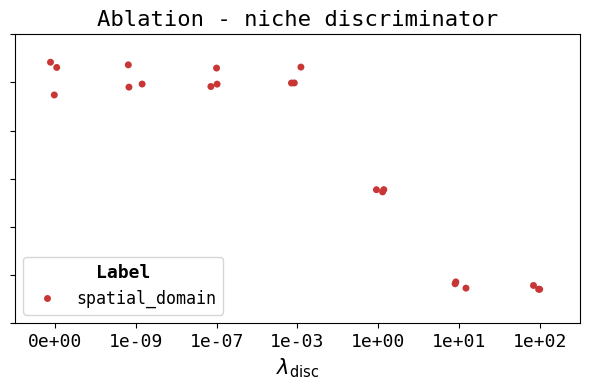
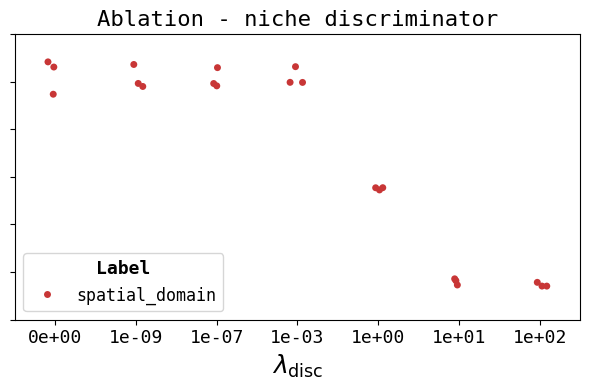
Unified diff of the notebook cell whose output changed from the first chart to the second:
--- before
+++ after
@@ -28,5 +28,5 @@
 ax.set_yticklabels([])
 
-plt.xlabel(r"$\lambda_{\text{disc}}$", fontsize=15)
+plt.xlabel(r"$\lambda_{\text{disc}}$", fontsize=18)
 #plt.ylabel("F1 score", fontsize=15)
 plt.title("Ablation - niche discriminator", fontsize=16)

Commit: Small change plots